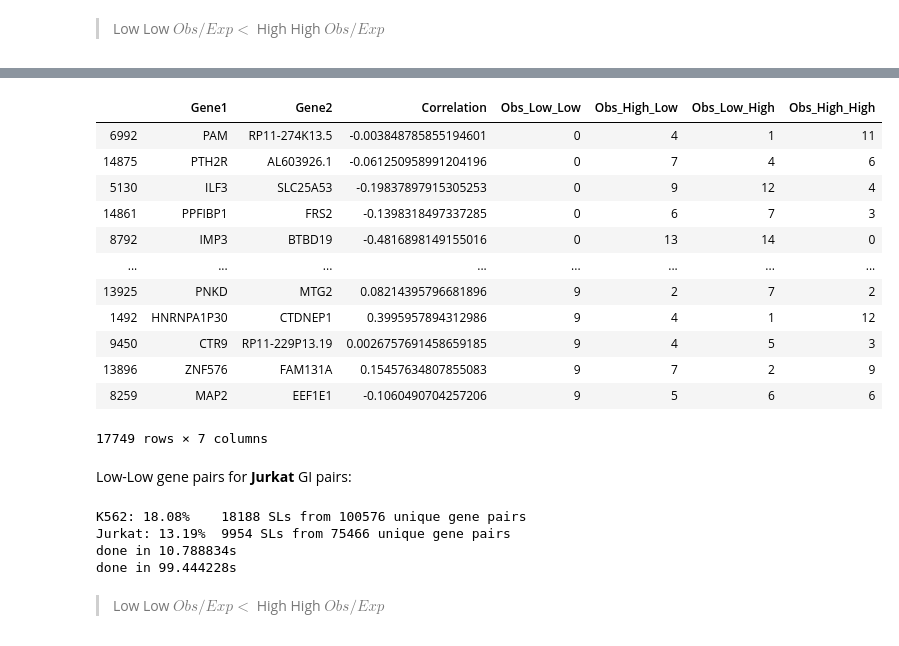
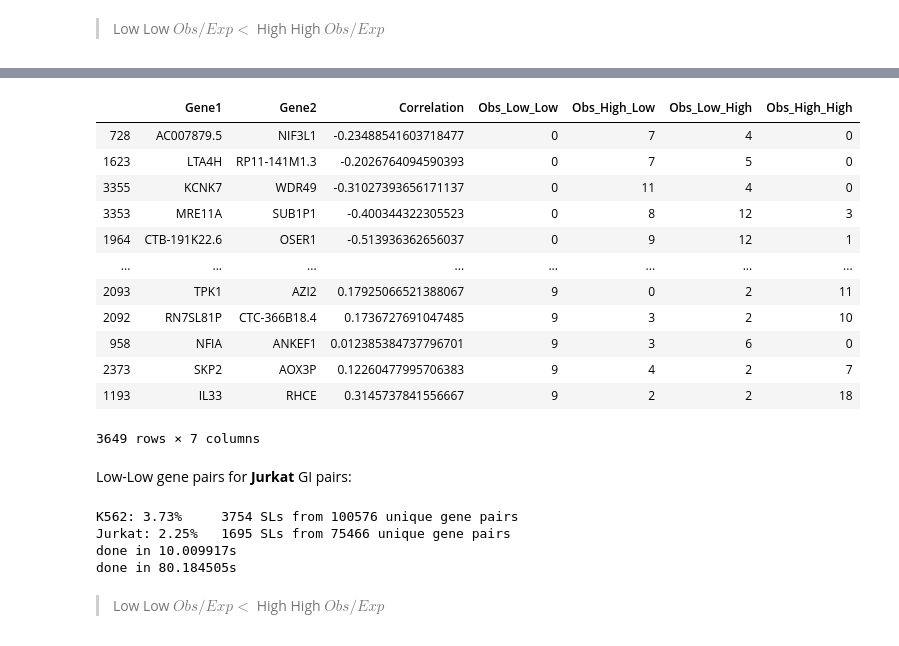
Before and after one commit to goodarzilab/Abe, a Jupyter notebook: Projects/Patient_GI/notebook.ipynb, the cells around one changed output, grey strips where cells are left out. Saved outputs shown, nothing was run; the diff lists cells and outputs as text; code cells hidden in the pictures.

```diff
--- a/Projects/Patient_GI/notebook.ipynb
+++ b/Projects/Patient_GI/notebook.ipynb
@@ -14,7 +14,7 @@ from scipy.stats import fisher_exact, spearmanr
 Load data from [Mapping the Genetic Landscape of Human Cells](https://www.sciencedirect.com/science/article/pii/S0092867418307359?via%3Dihub#mmc2) paper.
 > [**Table S5.**](https://www.sciencedirect.com/science/article/pii/S0092867418307359?via%3Dihub#mmc5)
 # %%
-def get_SLdataset(SL_thr = 1):
+def get_SLdataset(SL_thr = 2):
     # read data from file
     myfile = ("CRISPRi_Mapping_paper/Table_S5.xlsx")
     xl = pd.ExcelFile(myfile)
@@ -196,6 +196,6 @@ groups: PUBLIC
 # %% [markdown]
 Low-Low gene pairs for **K562** GI pairs:
 # %%
-test_res, random_test_res = SL_stat_test(
+ohsu_K562_test_res, ohsu_K562_random_test_res = SL_stat_test(
     'cBioPortal/aml_ohsu_2018/data_RNA_Seq_mRNA_median_Zscores.txt', cell_line = 'K562')
 # %% [output]
@@ -232,28 +232,28 @@ test_res[
 # %%
-random_test_res.sort_values('Obs_Low_Low', ascending = True)
+ohsu_K562_random_test_res.sort_values('Obs_Low_Low', ascending = True)
 # %% [output]
 |  | Gene1 | Gene2 | Correlation | Obs_Low_Low | Obs_High_Low | Obs_Low_High | Obs_High_High |
-| 6992 | PAM | RP11-274K13.5 | -0.003848785855194601 | 0 | 4 | 1 | 11 |
-| 14875 | PTH2R | AL603926.1 | -0.061250958991204196 | 0 | 7 | 4 | 6 |
-| 5130 | ILF3 | SLC25A53 | -0.19837897915305253 | 0 | 9 | 12 | 4 |
-| 14861 | PPFIBP1 | FRS2 | -0.1398318497337285 | 0 | 6 | 7 | 3 |
-| 8792 | IMP3 | BTBD19 | -0.4816898149155016 | 0 | 13 | 14 | 0 |
+| 728 | AC007879.5 | NIF3L1 | -0.23488541603718477 | 0 | 7 | 4 | 0 |
+| 1623 | LTA4H | RP11-141M1.3 | -0.2026764094590393 | 0 | 7 | 5 | 0 |
+| 3355 | KCNK7 | WDR49 | -0.31027393656171137 | 0 | 11 | 4 | 0 |
+| 3353 | MRE11A | SUB1P1 | -0.400344322305523 | 0 | 8 | 12 | 3 |
+| 1964 | CTB-191K22.6 | OSER1 | -0.513936362656037 | 0 | 9 | 12 | 1 |
 | ... | ... | ... | ... | ... | ... | ... | ... |
-| 13925 | PNKD | MTG2 | 0.08214395796681896 | 9 | 2 | 7 | 2 |
-| 1492 | HNRNPA1P30 | CTDNEP1 | 0.3995957894312986 | 9 | 4 | 1 | 12 |
-| 9450 | CTR9 | RP11-229P13.19 | 0.0026757691458659185 | 9 | 4 | 5 | 3 |
-| 13896 | ZNF576 | FAM131A | 0.15457634807855083 | 9 | 7 | 2 | 9 |
-| 8259 | MAP2 | EEF1E1 | -0.1060490704257206 | 9 | 5 | 6 | 6 |
+| 2093 | TPK1 | AZI2 | 0.17925066521388067 | 9 | 0 | 2 | 11 |
+| 2092 | RN7SL81P | CTC-366B18.4 | 0.1736727691047485 | 9 | 3 | 2 | 10 |
+| 958 | NFIA | ANKEF1 | 0.012385384737796701 | 9 | 3 | 6 | 0 |
+| 2373 | SKP2 | AOX3P | 0.12260477995706383 | 9 | 4 | 2 | 7 |
+| 1193 | IL33 | RHCE | 0.3145737841556667 | 9 | 2 | 2 | 18 |
-17749 rows × 7 columns
+3649 rows × 7 columns
 # %% [markdown]
 Low-Low gene pairs for **Jurkat** GI pairs:
 # %%
-test_res, random_test_res = SL_stat_test(
+ohsu_Jurkat_test_res, ohsu_Jurkat_random_test_res = SL_stat_test(
     'cBioPortal/aml_ohsu_2018/data_RNA_Seq_mRNA_median_Zscores.txt', cell_line = 'Jurkat')
 # %% [output]
-K562: 18.08%    18188 SLs from 100576 unique gene pairs
-Jurkat: 13.19%  9954 SLs from 75466 unique gene pairs
-done in 10.788834s
-done in 99.444228s
+K562: 3.73%     3754 SLs from 100576 unique gene pairs
+Jurkat: 2.25%   1695 SLs from 75466 unique gene pairs
+done in 10.009917s
+done in 80.184505s
 # %% [markdown]
 > Low Low $Obs/Exp <  $ High High $Obs/Exp$
```
Also changed, not shown: parts of 7 cells of this notebook.
